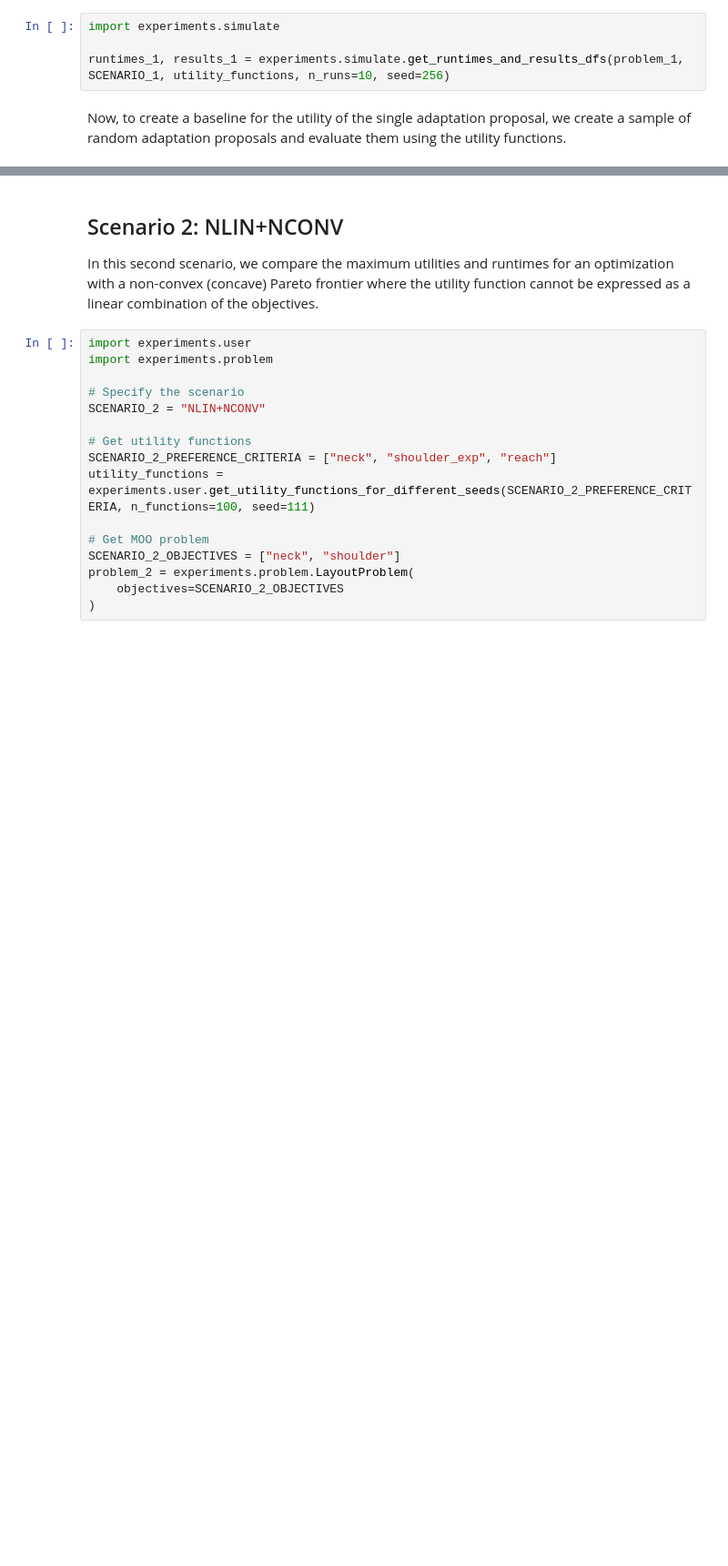
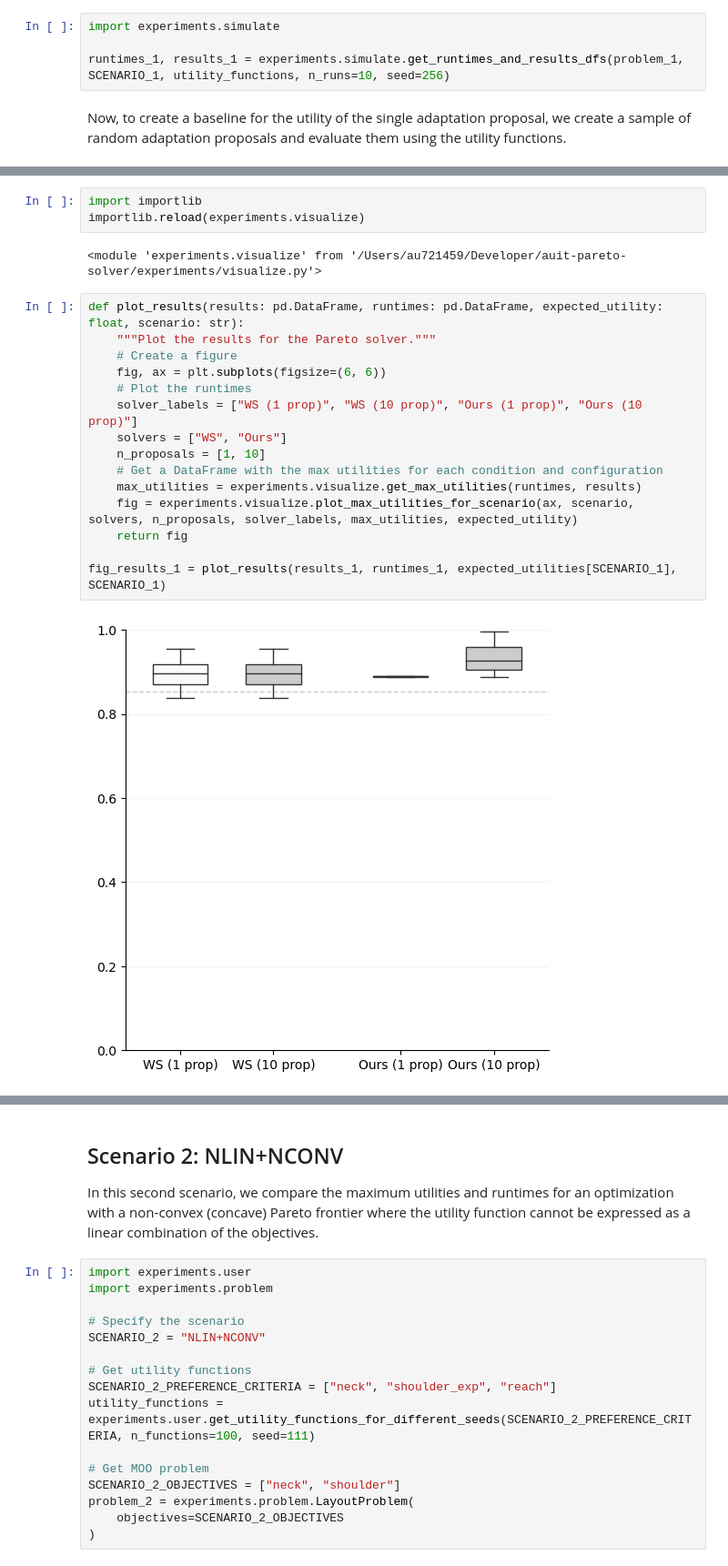
Before and after one commit to christophajohns/auit-pareto-solver, a Jupyter notebook: evaluation.ipynb, the cells around one changed output, grey strips where cells are left out. Shown at 91% size. Cells and saved outputs as stored; diff of their text form; blank space fills up the shorter version.

```diff
--- a/evaluation.ipynb
+++ b/evaluation.ipynb
@@ -70,0 +84,22 @@ expected_utilities[SCENARIO_1] = experiments.simulate.get_expected_utility(SCENA
+# %%
+import importlib
+importlib.reload(experiments.visualize)
+# %% [output]
+<module 'experiments.visualize' from '/Users/au721459/Developer/auit-pareto-solver/experiments/visualize.py'>
+# %%
+def plot_results(results: pd.DataFrame, runtimes: pd.DataFrame, expected_utility: float, scenario: str):
+    """Plot the results for the Pareto solver."""
+    # Create a figure
+    fig, ax = plt.subplots(figsize=(6, 6))
+    # Plot the runtimes
+    solver_labels = ["WS (1 prop)", "WS (10 prop)", "Ours (1 prop)", "Ours (10 prop)"]
+    solvers = ["WS", "Ours"]
+    n_proposals = [1, 10]
+    # Get a DataFrame with the max utilities for each condition and configuration
+    max_utilities = experiments.visualize.get_max_utilities(runtimes, results)
+    fig = experiments.visualize.plot_max_utilities_for_scenario(ax, scenario, solvers, n_proposals, solver_labels, max_utilities, expected_utility)
+    return fig
+
+fig_results_1 = plot_results(results_1, runtimes_1, expected_utilities[SCENARIO_1], SCENARIO_1)
+# %% [output]
+[figure, added]
```
Also changed, not shown: parts of 26 cells of this notebook, 9 other files.
